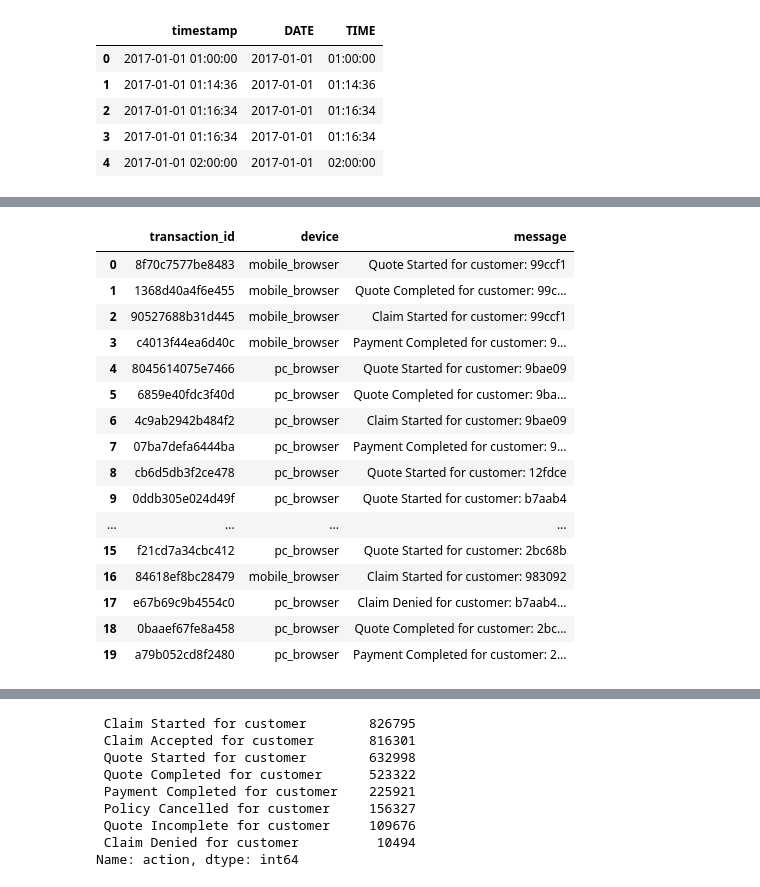
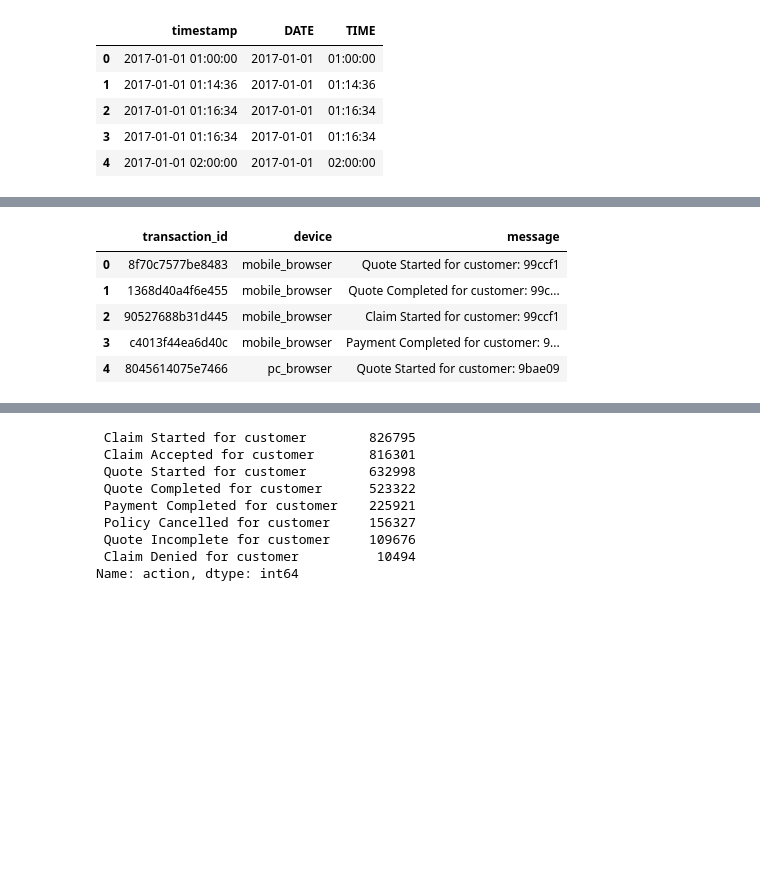
Before and after one commit to neelriyer/IAG-Insurance-Fraud-Prediction, a Jupyter notebook: DATA3001_EDA.ipynb, the cells around one changed output, grey strips where cells are left out. Cells and saved outputs as stored; diff of their text form; code cells hidden in the pictures; blank space fills up the shorter version.

```diff
--- a/DATA3001_EDA.ipynb
+++ b/DATA3001_EDA.ipynb
@@ -26,6 +28,7 @@ from nltk.tokenize import WordPunctTokenizer
 # %%
 # make column width bigger when displaying columns
 pd.set_option("display.max_colwidth", 1000)
+pd.set_option("display.max_columns", None)
 # %%
 # load in log data with time taken to load recorded
 start_time = time.time()
@@ -109,25 +101,14 @@ msglog.head()
 # split message, put into new variable, new columns for transaction id, device
 splitmsg1 = pd.DataFrame(log.message.str.split('-',2).tolist(), columns = ['transaction_id', 'device', 'message'])
 # %%
-splitmsg1.head(20)
+splitmsg1.head()
 # %% [output]
 |  | transaction_id | device | message |
 | 0 | 8f70c7577be8483 | mobile_browser | Quote Started for customer: 99ccf1 |
 | 1 | 1368d40a4f6e455 | mobile_browser | Quote Completed for customer: 99c... |
 | 2 | 90527688b31d445 | mobile_browser | Claim Started for customer: 99ccf1 |
 | 3 | c4013f44ea6d40c | mobile_browser | Payment Completed for customer: 9... |
 | 4 | 8045614075e7466 | pc_browser | Quote Started for customer: 9bae09 |
-| 5 | 6859e40fdc3f40d | pc_browser | Quote Completed for customer: 9ba... |
-| 6 | 4c9ab2942b484f2 | pc_browser | Claim Started for customer: 9bae09 |
-| 7 | 07ba7defa6444ba | pc_browser | Payment Completed for customer: 9... |
-| 8 | cb6d5db3f2ce478 | pc_browser | Quote Started for customer: 12fdce |
-| 9 | 0ddb305e024d49f | pc_browser | Quote Started for customer: b7aab4 |
-| ... | ... | ... | ... |
-| 15 | f21cd7a34cbc412 | pc_browser | Quote Started for customer: 2bc68b |
-| 16 | 84618ef8bc28479 | mobile_browser | Claim Started for customer: 983092 |
-| 17 | e67b69c9b4554c0 | pc_browser | Claim Denied for customer: b7aab4... |
-| 18 | 0baaef67fe8a458 | pc_browser | Quote Completed for customer: 2bc... |
-| 19 | a79b052cd8f2480 | pc_browser | Payment Completed for customer: 2... |
 # %%
 # from remaining message in splitmsg1, split the action from remaining message into splitmsg2
 splitmsg2 = pd.DataFrame(splitmsg1.message.str.split(':',1).tolist(), columns = ['action', 'message'])
```
Also changed, not shown: parts of 101 cells of this notebook.
